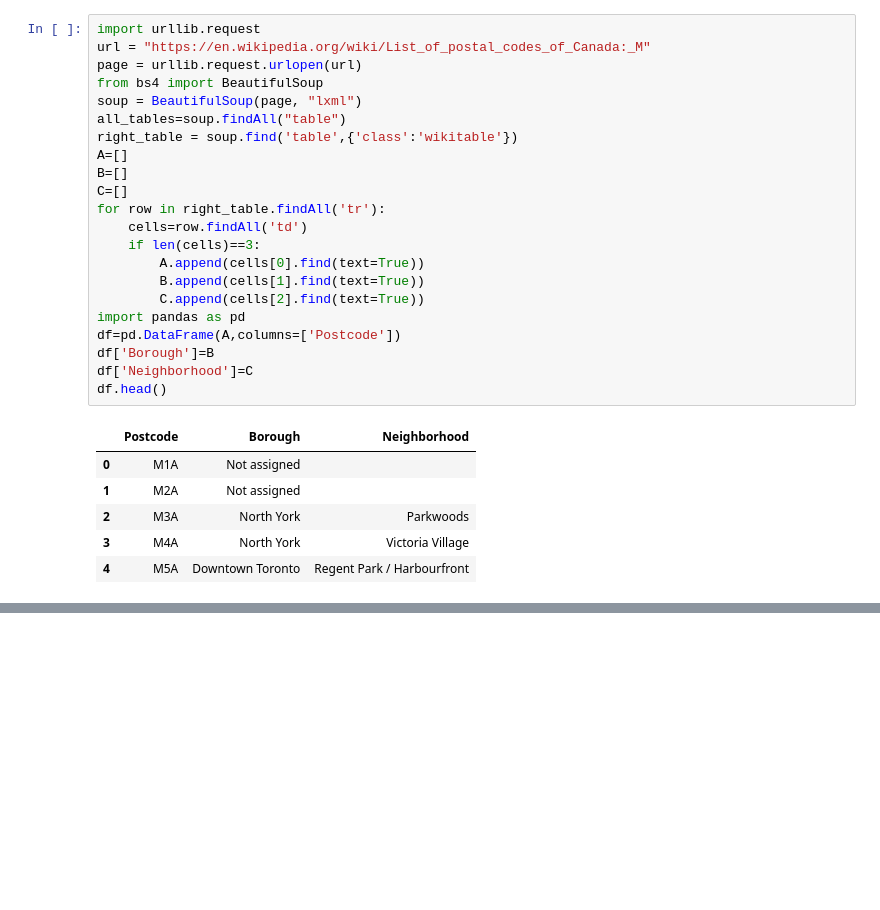
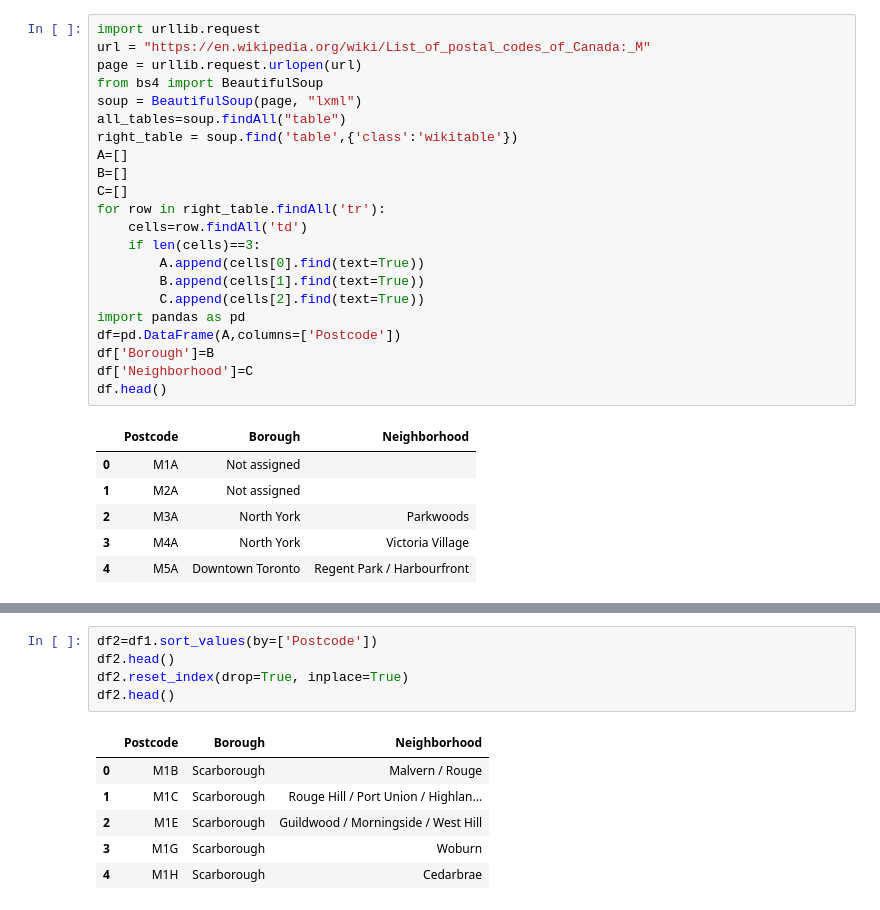
Before and after one commit to rosedavis90/Coursera_Capstone, a Jupyter notebook: Fursquare location data.ipynb, the cells around one changed output, grey strips where cells are left out. Cells and saved outputs as stored; diff of their text form; blank space fills up the shorter version.

```diff
--- a/Fursquare location data.ipynb
+++ b/Fursquare location data.ipynb
@@ -133,0 +102,12 @@ data.head()
+# %%
+df2=df1.sort_values(by=['Postcode'])
+df2.head()
+df2.reset_index(drop=True, inplace=True)
+df2.head()
+# %% [output]
+|  | Postcode | Borough | Neighborhood |
+| 0 | M1B | Scarborough | Malvern / Rouge |
+| 1 | M1C | Scarborough | Rouge Hill / Port Union / Highlan... |
+| 2 | M1E | Scarborough | Guildwood / Morningside / West Hill |
+| 3 | M1G | Scarborough | Woburn |
+| 4 | M1H | Scarborough | Cedarbrae |
```
Also changed, not shown: parts of 11 cells of this notebook.
